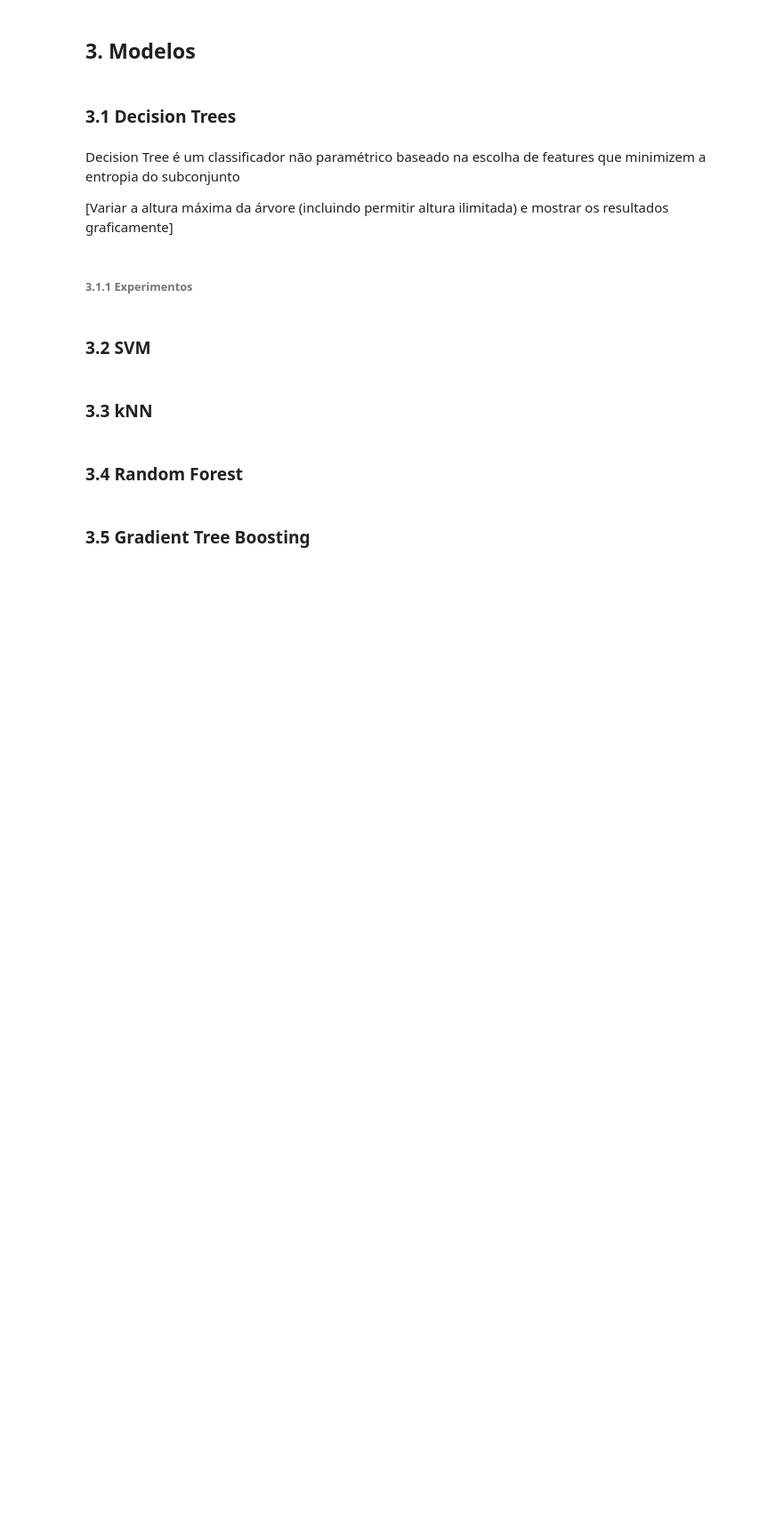
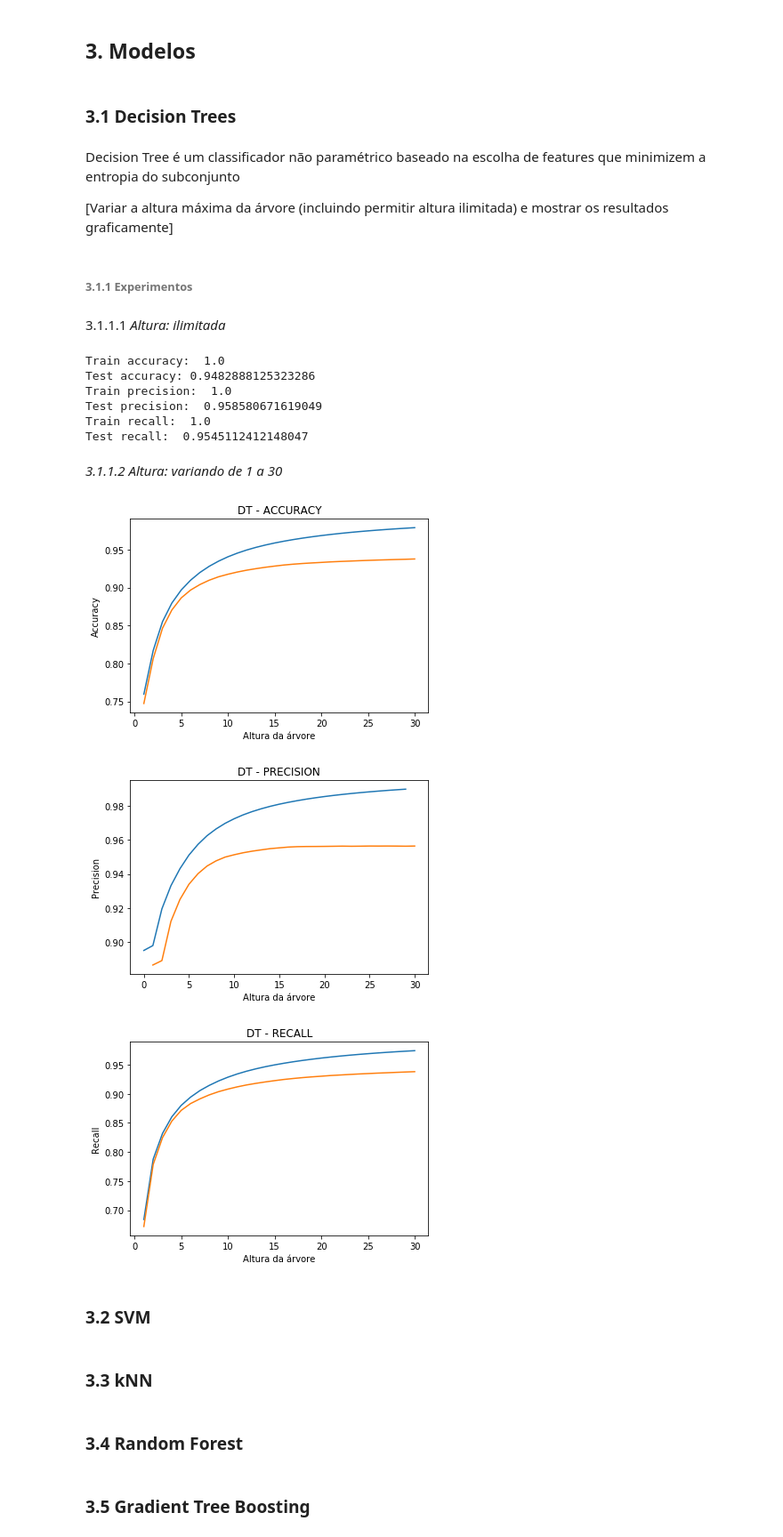
Before and after one commit to vesper-college-assignments/machine-learning, a Jupyter notebook: tp1/tp1_valeria_souza.ipynb, the cells around one changed output. Shown: that part at 89% size. Saved outputs shown, nothing was run; the diff lists cells and outputs as text; code cells hidden in the pictures; blank space fills up the shorter version.

```diff
--- a/tp1/tp1_valeria_souza.ipynb
+++ b/tp1/tp1_valeria_souza.ipynb
@@ -209,5 +209,5 @@ class Experiment():
         print("Train recall: ", self.mean_train_recall)
         print("Test recall: ", self.mean_test_recall)
 
-    def confusion_matrix(self):
-        #
+    def plot_folds(self):
+        #line graph - all metrics X hiperparâmetro variado
@@ -216,0 +214,4 @@ class Experiment():
+# %%
+# Estruturas auxiliares
+accuracy_train, precision_train, recall_train = [], [], []
+accuracy_test, precision_test, recall_test = [], [], []
@@ -262,3 +264,59 @@ mean_train_accuracy, mean_test_accuracy, mean_train_precision, mean_test_accurac
+# %% [markdown]
+3.1.1.1 *Altura: ilimitada*
+# %%
+# árvore de tamanho ilimitado
+no_prunning = Experiment()
+no_prunning.run_decision_tree(None)
+no_prunning.print_results()
+# %% [output]
+Train accuracy:  1.0
+Test accuracy: 0.9482888125323286
+Train precision:  1.0
+Test precision:  0.958580671619049
+Train recall:  1.0
+Test recall:  0.9545112412148047
+# %% [markdown]
+*3.1.1.2 Altura: variando de 1 a 30*
+# %%
+accuracy_train, precision_train, recall_train = [], [], []
+accuracy_test, precision_test, recall_test = [], [], []
+
+decision_tree = Experiment()
+
+for i in tqdm(range(1, 30+1)):
+    decision_tree.run_decision_tree(i)
+    save_results(decision_tree)
+# %%
+#plotar resultados pela acurária
+x = [i for i in range(1, 30+1) ]
+
+plt.subplot()
+plt.title('DT - ACCURACY')
+plt.xlabel('Altura da árvore')
+plt.ylabel('Accuracy')
+plt.plot(accuracy_train, label = 'treino')
+plt.plot(accuracy_test, label = 'teste')
+plt.show()
+
+plt.subplot()
+plt.title('DT - PRECISION')
+plt.xlabel('Altura da árvore')
+plt.ylabel('Precision')
+plt.plot(precision_train, label = 'treino')
+plt.plot(precision_test, label = 'teste')
+plt.show()
+
+plt.subplot()
+plt.title('DT - RECALL')
+plt.xlabel('Altura da árvore')
+plt.ylabel('Recall')
+plt.plot(recall_train, label = 'treino')
+plt.plot(recall_test, label = 'teste')
+plt.show()
+# %% [output]
+[figure, added]
+[figure, added]
+[figure, added]
 # %% [markdown]
 ### 3.2 SVM
 # %% [markdown]
```
Also changed, not shown: parts of 5 cells of this notebook.
